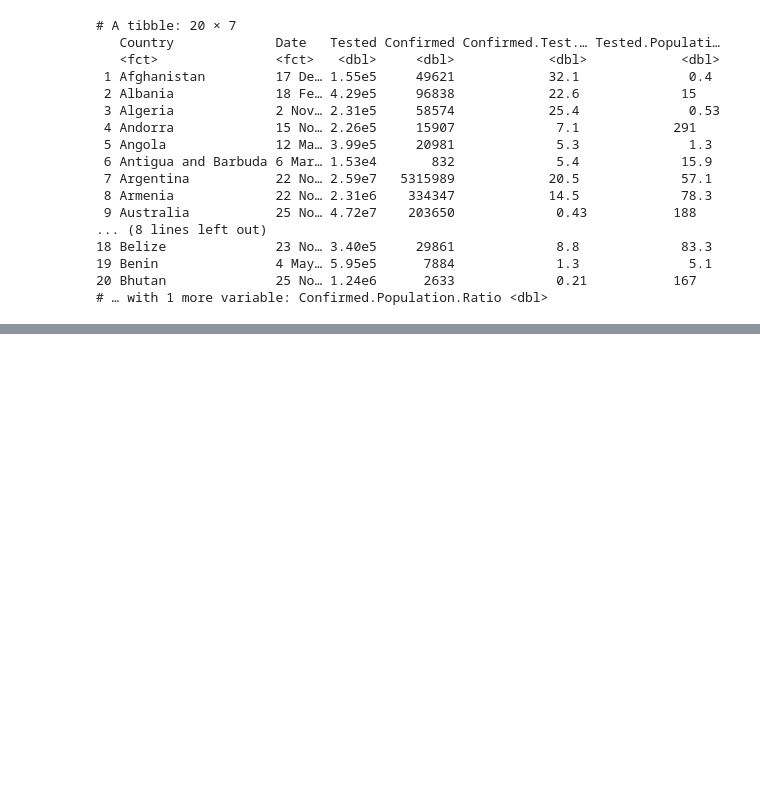
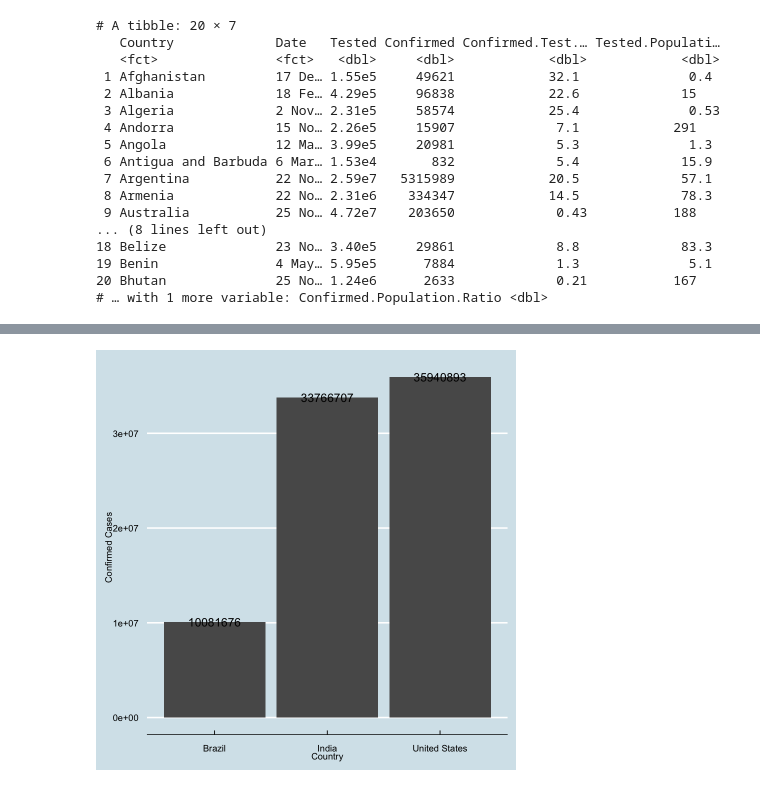
Before and after one commit to roblivesinottawa/covid19_data_analysis_R, a Jupyter notebook: main.ipynb, the cells around one changed output, grey strips where cells are left out. Saved outputs shown, nothing was run; the diff lists cells and outputs as text; code cells hidden in the pictures; blank space fills up the shorter version.

Commit message:
added visual, updated code

```diff
--- a/main.ipynb
+++ b/main.ipynb
@@ -148,0 +210,5 @@ print(head(df, 20))
+# %%
+wd <- getwd()
+file.path <- paste(wd, sep = "", "/covid19_testing_by_country.csv")
+print(file.path)
+file.exists(file.path)
@@ -148,0 +218,5 @@ print(head(df, 20))
+# %%
+file.path <- "covid19_testing_by_country.csv"
+# %%
+df <- read.csv(file.path, header = TRUE, sep = ",")
+print(head(df))
@@ -148,0 +518,3 @@ print(head(df, 20))
+# %%
+top.three <- subset(df, Confirmed > 10000000)
+print(top.three)
@@ -148,0 +533,8 @@ print(head(df, 20))
+# %%
+pl <- ggplot(top.three, aes(x = Country, y = Confirmed)) + geom_bar(stat = "identity") +
+geom_text(aes(label = Confirmed), size = 5) +
+labs(x = "Country", y = "Confirmed Cases") +
+theme_economist()
+print(pl)
+# %% [output]
+[figure, added]
```
Also changed, not shown: parts of 31 cells of this notebook, 1 other file.
